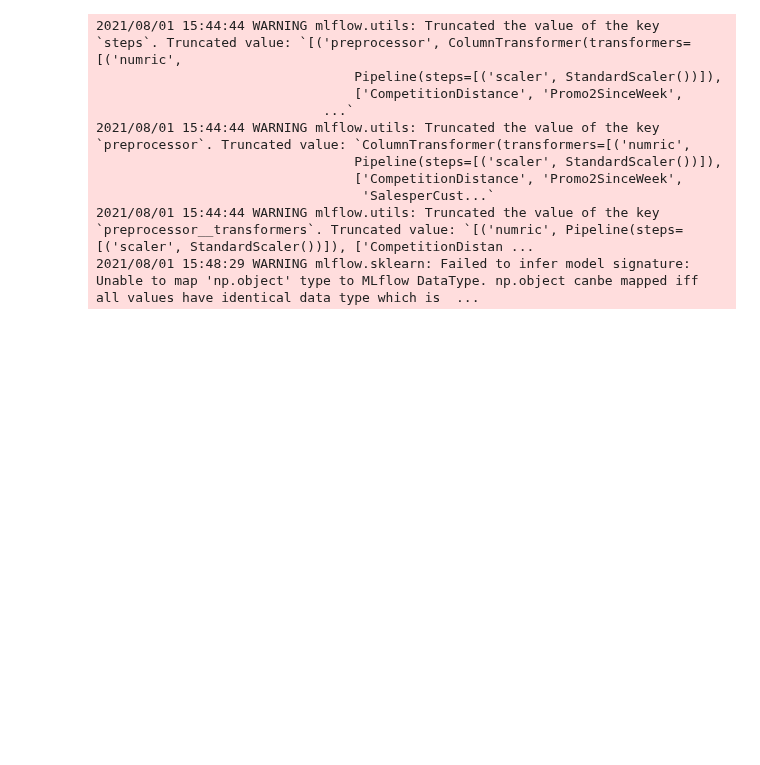
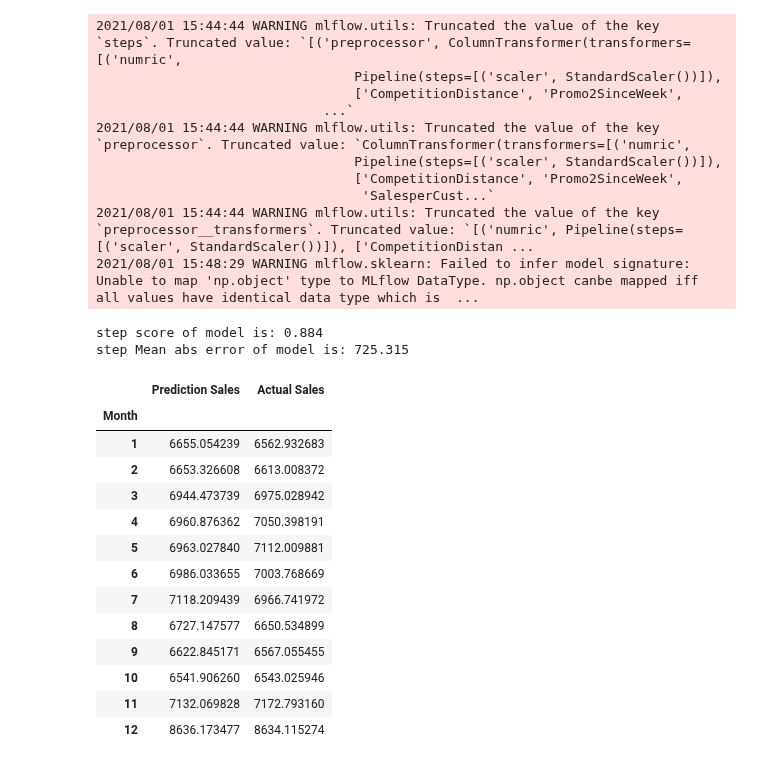
Before and after one commit to nebasam/Forecasting-Sales, a Jupyter notebook: notebooks/prediction_model.ipynb, the cells around one changed output. Drawn from its saved outputs; the diff is of its cells as text; code cells hidden in the pictures; blank space fills up the shorter version.

Commit message:
tests model

```diff
--- a/notebooks/prediction_model.ipynb
+++ b/notebooks/prediction_model.ipynb
@@ -291,3 +291,23 @@ pipeline, model = randomforestPipeLine.train()
                                   'SalesperCust...`
 2021/08/01 15:44:44 WARNING mlflow.utils: Truncated the value of the key `preprocessor__transformers`. Truncated value: `[('numric', Pipeline(steps=[('scaler', StandardScaler())]), ['CompetitionDistan ...
 2021/08/01 15:48:29 WARNING mlflow.sklearn: Failed to infer model signature: Unable to map 'np.object' type to MLflow DataType. np.object canbe mapped iff all values have identical data type which is  ...
+# %%
+score, loss, res_df = randomforestPipeLine.test(model)
+display(res_df)
+# %% [output]
+step score of model is: 0.884
+step Mean abs error of model is: 725.315
+|  | Prediction Sales | Actual Sales |
+| Month |  |  |
+| 1 | 6655.054239 | 6562.932683 |
+| 2 | 6653.326608 | 6613.008372 |
+| 3 | 6944.473739 | 6975.028942 |
+| 4 | 6960.876362 | 7050.398191 |
+| 5 | 6963.027840 | 7112.009881 |
+| 6 | 6986.033655 | 7003.768669 |
+| 7 | 7118.209439 | 6966.741972 |
+| 8 | 6727.147577 | 6650.534899 |
+| 9 | 6622.845171 | 6567.055455 |
+| 10 | 6541.906260 | 6543.025946 |
+| 11 | 7132.069828 | 7172.793160 |
+| 12 | 8636.173477 | 8634.115274 |
```
